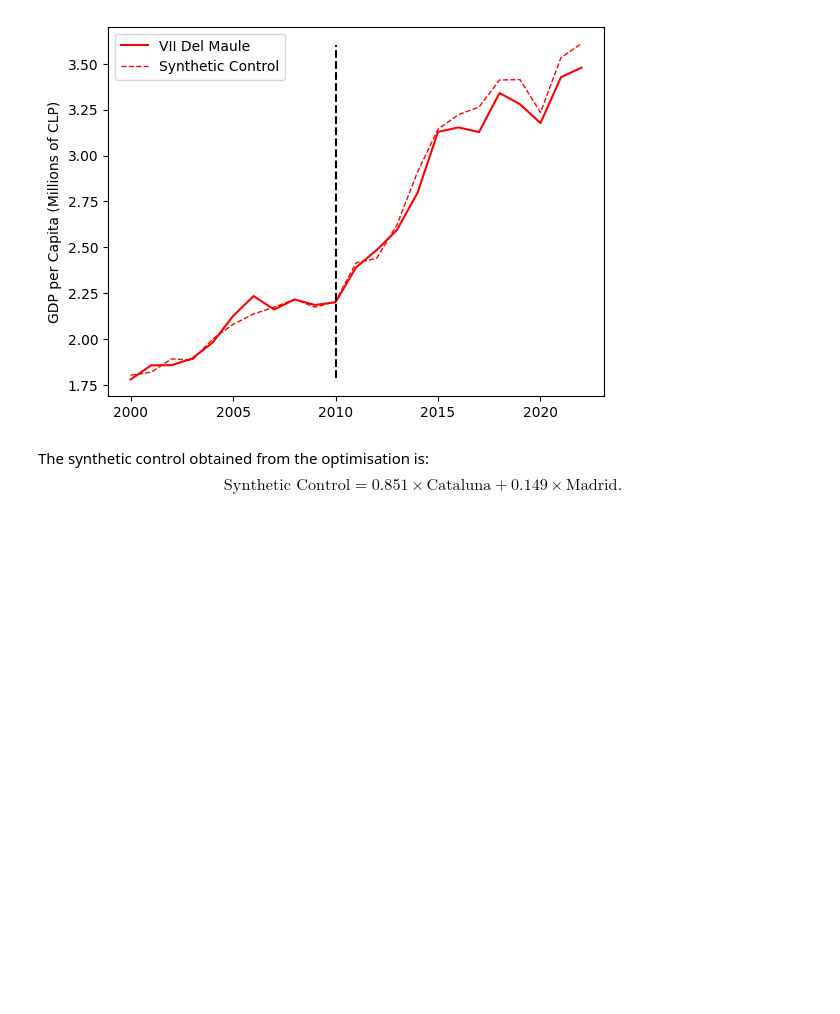
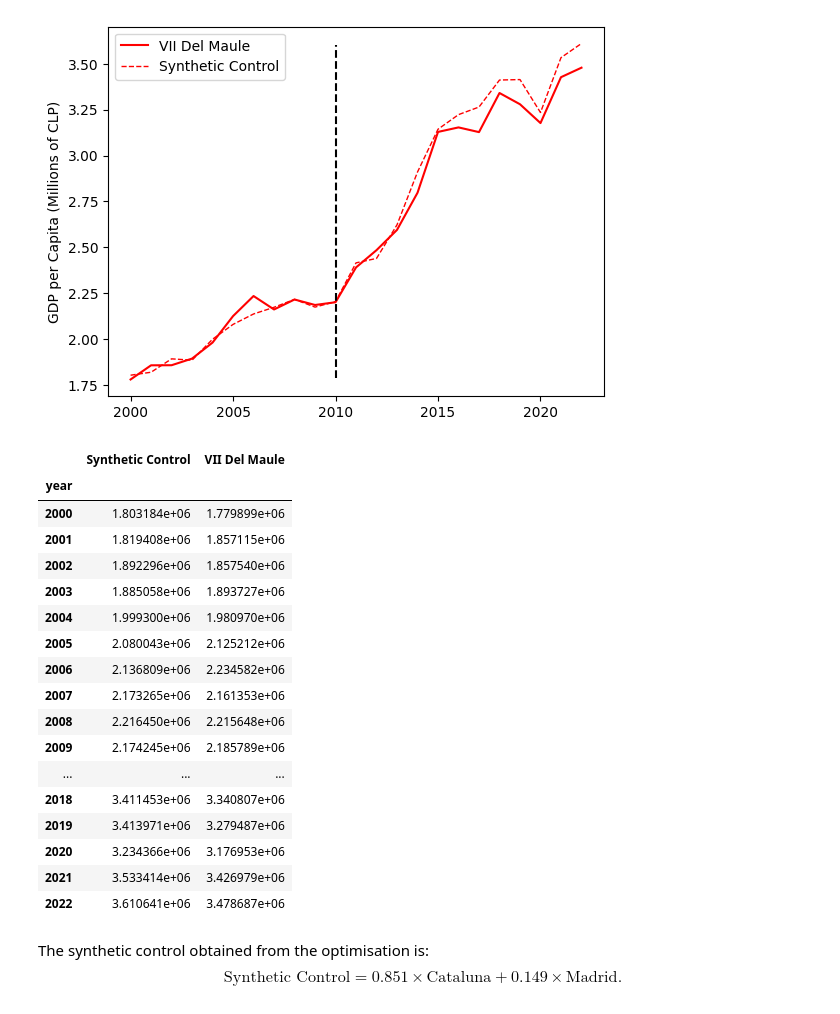
Before and after one commit to diodz/dpl-earthquakes, a Jupyter notebook: notebooks/Maule SCM.ipynb, the cells around one changed output. Cells and saved outputs as stored; diff of their text form; code cells hidden in the pictures; blank space fills up the shorter version.

```diff
--- a/notebooks/Maule SCM.ipynb
+++ b/notebooks/Maule SCM.ipynb
@@ -75,6 +65,27 @@ synth.fit(dataprep=dataprep, optim_method="Nelder-Mead", optim_initial="ols")
 cl_res = util.synth_plot_chile(synth, time_period=range(2000, 2023), treatment_time=2010, filename='chile_scm.png')
 # %% [output]
 [figure]
+# %%
+cl_res
+# %% [output]
+|  | Synthetic Control | VII Del Maule |
+| year |  |  |
+| 2000 | 1.803184e+06 | 1.779899e+06 |
+| 2001 | 1.819408e+06 | 1.857115e+06 |
+| 2002 | 1.892296e+06 | 1.857540e+06 |
+| 2003 | 1.885058e+06 | 1.893727e+06 |
+| 2004 | 1.999300e+06 | 1.980970e+06 |
+| 2005 | 2.080043e+06 | 2.125212e+06 |
+| 2006 | 2.136809e+06 | 2.234582e+06 |
+| 2007 | 2.173265e+06 | 2.161353e+06 |
+| 2008 | 2.216450e+06 | 2.215648e+06 |
+| 2009 | 2.174245e+06 | 2.185789e+06 |
+| ... | ... | ... |
+| 2018 | 3.411453e+06 | 3.340807e+06 |
+| 2019 | 3.413971e+06 | 3.279487e+06 |
+| 2020 | 3.234366e+06 | 3.176953e+06 |
+| 2021 | 3.533414e+06 | 3.426979e+06 |
+| 2022 | 3.610641e+06 | 3.478687e+06 |
 # %% [markdown]
 The synthetic control obtained from the optimisation is: $$\text{Synthetic Control} = 0.851 \times \text{Cataluna} + 0.149 \times \text{Madrid}.$$
 # %% [markdown]
```
Also changed, not shown: parts of 1 cell of this notebook, 6 other files.
